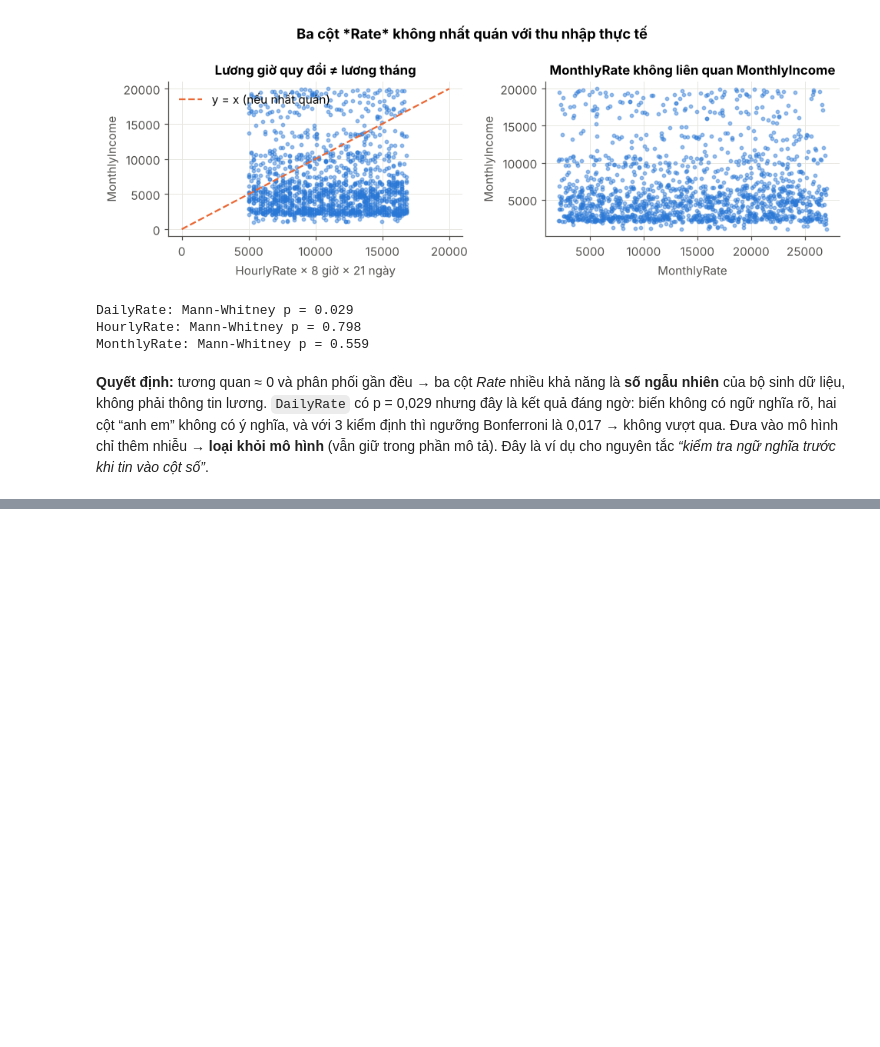
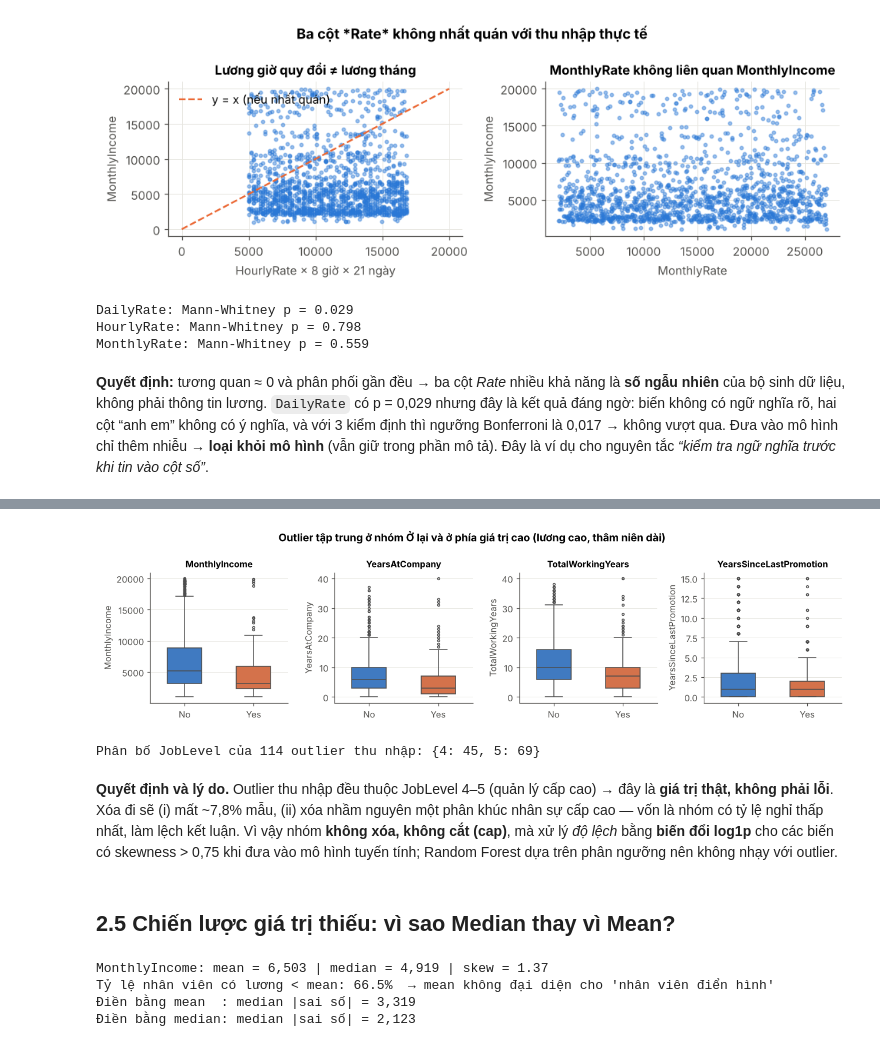
Before and after one commit to trangthu171106/ibm-hr-attrition-analysis, a Jupyter notebook: IBM_HR_Attrition_Analysis.ipynb, the cells around one changed output, grey strips where cells are left out. Drawn from its saved outputs; the diff is of its cells as text; code cells hidden in the pictures; blank space fills up the shorter version.

```diff
--- a/IBM_HR_Attrition_Analysis.ipynb
+++ b/IBM_HR_Attrition_Analysis.ipynb
@@ -293,0 +296,13 @@ MonthlyRate: Mann-Whitney p = 0.559
+# %%
+# 2.4 Phát hiện outlier bằng quy tắc IQR (Q1 − 1,5·IQR; Q3 + 1,5·IQR) cho các biến liên tục / đếm
+cont = ["MonthlyIncome", "TotalWorkingYears", "YearsAtCompany", "YearsInCurrentRole",
+        "YearsSinceLastPromotion", "YearsWithCurrManager", "NumCompaniesWorked", "Age", "DistanceFromHome"]
+rows = []
+for c in cont:
+    q1, q3 = df[c].quantile([.25, .75]); iqr = q3 - q1
+    lo, hi = q1 - 1.5 * iqr, q3 + 1.5 * iqr
+    n_out = int(((df[c] < lo) | (df[c] > hi)).sum())
+    rows.append([c, round(lo, 1), round(hi, 1), n_out, round(n_out / len(df) * 100, 1),
+                 round(df[c].skew(), 2), round(df[c].mean(), 1), df[c].median()])
+outlier_tbl = pd.DataFrame(rows, columns=["Biến", "Cận dưới", "Cận trên", "Số outlier", "%", "Skewness", "Mean", "Median"])
+outlier_tbl.sort_values("Số outlier", ascending=False)
@@ -293,0 +320,39 @@ MonthlyRate: Mann-Whitney p = 0.559
+# %%
+# 2.4b Trực quan hóa outlier: boxplot theo nhóm Attrition — outlier có phải "lỗi" hay là một phân khúc thật?
+show = ["MonthlyIncome", "YearsAtCompany", "TotalWorkingYears", "YearsSinceLastPromotion"]
+fig, axes = plt.subplots(1, 4, figsize=(12, 3.2))
+for ax, c in zip(axes, show):
+    sns.boxplot(data=df, x="Attrition", y=c, order=["No", "Yes"], palette=[C_STAY, C_LEAVE],
+                width=0.5, fliersize=2.5, linewidth=1, ax=ax)
+    ax.set_xlabel(""); ax.set_title(c, fontsize=10)
+fig.suptitle("Outlier tập trung ở nhóm Ở lại và ở phía giá trị cao (lương cao, thâm niên dài)", fontweight="bold")
+save(fig, "fig04_outliers")
+
+# Outlier thu nhập có tương ứng với cấp bậc cao không? (nếu có → giá trị hợp lệ, không phải lỗi)
+q3, q1 = df.MonthlyIncome.quantile([.75, .25]); hi = q3 + 1.5 * (q3 - q1)
+print("Phân bố JobLevel của 114 outlier thu nhập:", df.loc[df.MonthlyIncome > hi, "JobLevel"].value_counts().sort_index().to_dict())
+# %% [output]
+[figure, added]
+Phân bố JobLevel của 114 outlier thu nhập: {4: 45, 5: 69}
+# %% [markdown]
+**Quyết định và lý do.** Outlier thu nhập đều thuộc JobLevel 4–5 (quản lý cấp cao) → đây là **giá trị thật, không phải lỗi**. Xóa đi sẽ (i) mất ~7,8% mẫu, (ii) xóa nhầm nguyên một phân khúc nhân sự cấp cao — vốn là nhóm có tỷ lệ nghỉ thấp nhất, làm lệch kết luận. Vì vậy nhóm **không xóa, không cắt (cap)**, mà xử lý *độ lệch* bằng **biến đổi log1p** cho các biến có skewness > 0,75 khi đưa vào mô hình tuyến tính; Random Forest dựa trên phân ngưỡng nên không nhạy với outlier.
+# %% [markdown]
+## 2.5 Chiến lược giá trị thiếu: vì sao Median thay vì Mean?
+# %%
+# 2.5 Dữ liệu hiện không thiếu, nhưng pipeline vẫn cài SimpleImputer(median) để chạy an toàn với dữ liệu mới.
+# Minh chứng lý do chọn median: với phân phối lệch phải, mean bị kéo lên bởi nhóm lương cao.
+s = df.MonthlyIncome
+print(f"MonthlyIncome: mean = {s.mean():,.0f} | median = {s.median():,.0f} | skew = {s.skew():.2f}")
+print(f"Tỷ lệ nhân viên có lương < mean: {(s < s.mean()).mean():.1%}  → mean không đại diện cho 'nhân viên điển hình'")
+
+# Thí nghiệm nhỏ: xóa ngẫu nhiên 10% giá trị, điền bằng mean vs median, so sai số tuyệt đối trung vị
+rng = np.random.default_rng(SEED)
+idx = rng.choice(len(s), size=int(0.1 * len(s)), replace=False)
+true = s.iloc[idx]
+for name, val in [("mean", s.drop(s.index[idx]).mean()), ("median", s.drop(s.index[idx]).median())]:
+    print(f"Điền bằng {name:6s}: median |sai số| = {np.median(np.abs(true - val)):,.0f}")
+# %% [output]
+MonthlyIncome: mean = 6,503 | median = 4,919 | skew = 1.37
+Tỷ lệ nhân viên có lương < mean: 66.5%  → mean không đại diện cho 'nhân viên điển hình'
+Điền bằng mean  : median |sai số| = 3,319
+Điền bằng median: median |sai số| = 2,123
```
Also changed, not shown: parts of 6 cells of this notebook, 1 other file.
